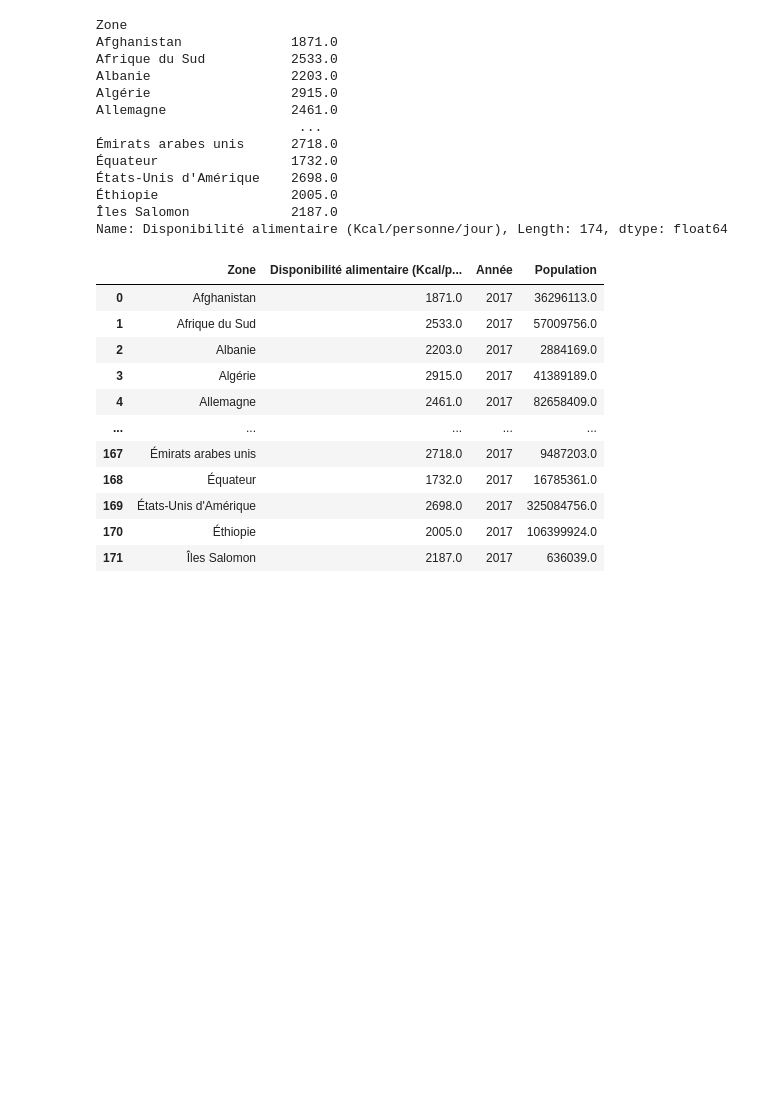
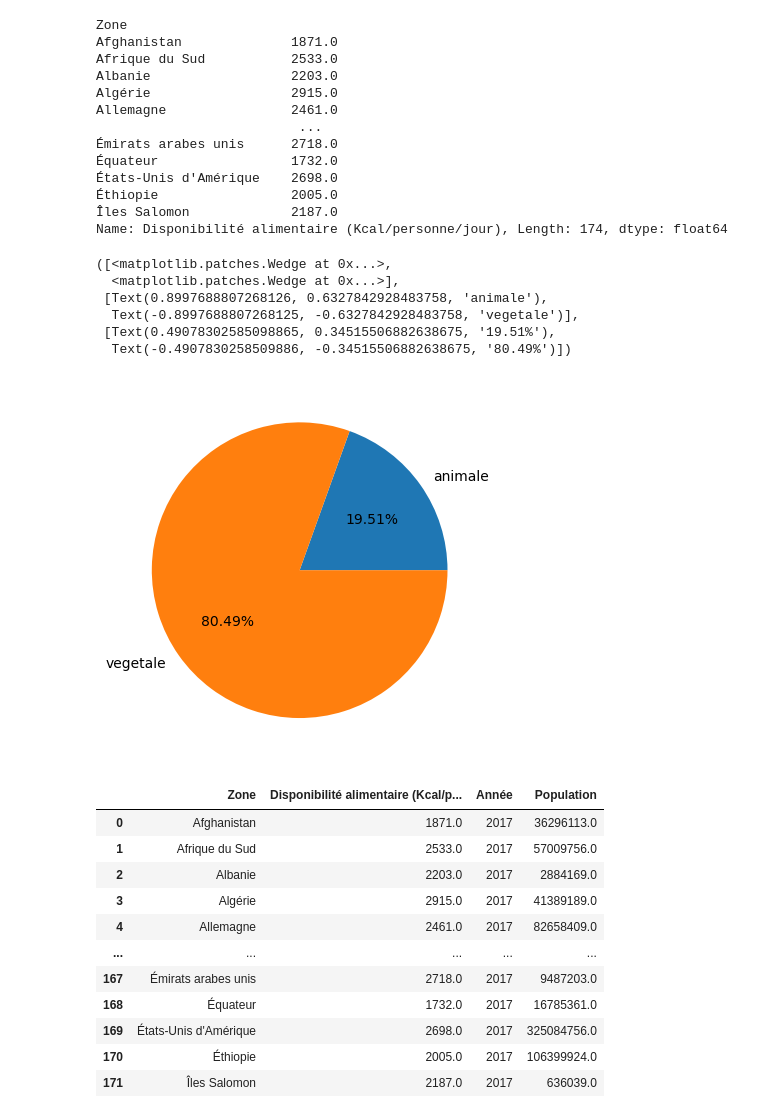
Before and after one commit to BM-Aurelie78/Projet-4-Realiser-une-etude-de-sante-publique-avec-R-ou-Python, a Jupyter notebook: Bellony-Montout_Aurélie_ 1_notebook_09032023_version_antérieure_29032023.ipynb, the cells around one changed output. Saved outputs shown, nothing was run; the diff lists cells and outputs as text; code cells hidden in the pictures; blank space fills up the shorter version.

```diff
--- a/Bellony-Montout_Aurélie_ 1_notebook_09032023_version_antérieure_29032023.ipynb
+++ b/Bellony-Montout_Aurélie_ 1_notebook_09032023_version_antérieure_29032023.ipynb
@@ -492,6 +540,19 @@ Allemagne                2461.0
 Éthiopie                 2005.0
 Îles Salomon             2187.0
 Name: Disponibilité alimentaire (Kcal/personne/jour), Length: 174, dtype: float64
+# %%
+dispo_alimentaire2=dispo_alimentaire[['Zone', 'Origine','Disponibilité alimentaire (Kcal/personne/jour)']]
+dispo_alimentaire2=dispo_alimentaire2.groupby('Origine')['Disponibilité alimentaire (Kcal/personne/jour)'].sum()
+dispo_alimentaire2=dispo_alimentaire2.reset_index()
+plt.pie(x=dispo_alimentaire2['Disponibilité alimentaire (Kcal/personne/jour)'], labels=dispo_alimentaire2['Origine'], autopct='%.2f%%')
+# %% [output]
+([<matplotlib.patches.Wedge at 0x...>,
+  <matplotlib.patches.Wedge at 0x...>],
+ [Text(0.8997688807268126, 0.6327842928483758, 'animale'),
+  Text(-0.8997688807268125, -0.6327842928483758, 'vegetale')],
+ [Text(0.49078302585098865, 0.34515506882638675, '19.51%'),
+  Text(-0.4907830258509886, -0.34515506882638675, '80.49%')])
+[figure, added]
 # %%
  #Création du dataframe "DISPO_ALIM2017" issu de la fusion entre le df "Population2017" et "dispo_alimVeg"
 DISPO_ALIM2017Veg=pd.merge(dispo_alimVeg, Population2017, on='Zone')
```
Also changed, not shown: parts of 33 cells of this notebook.
